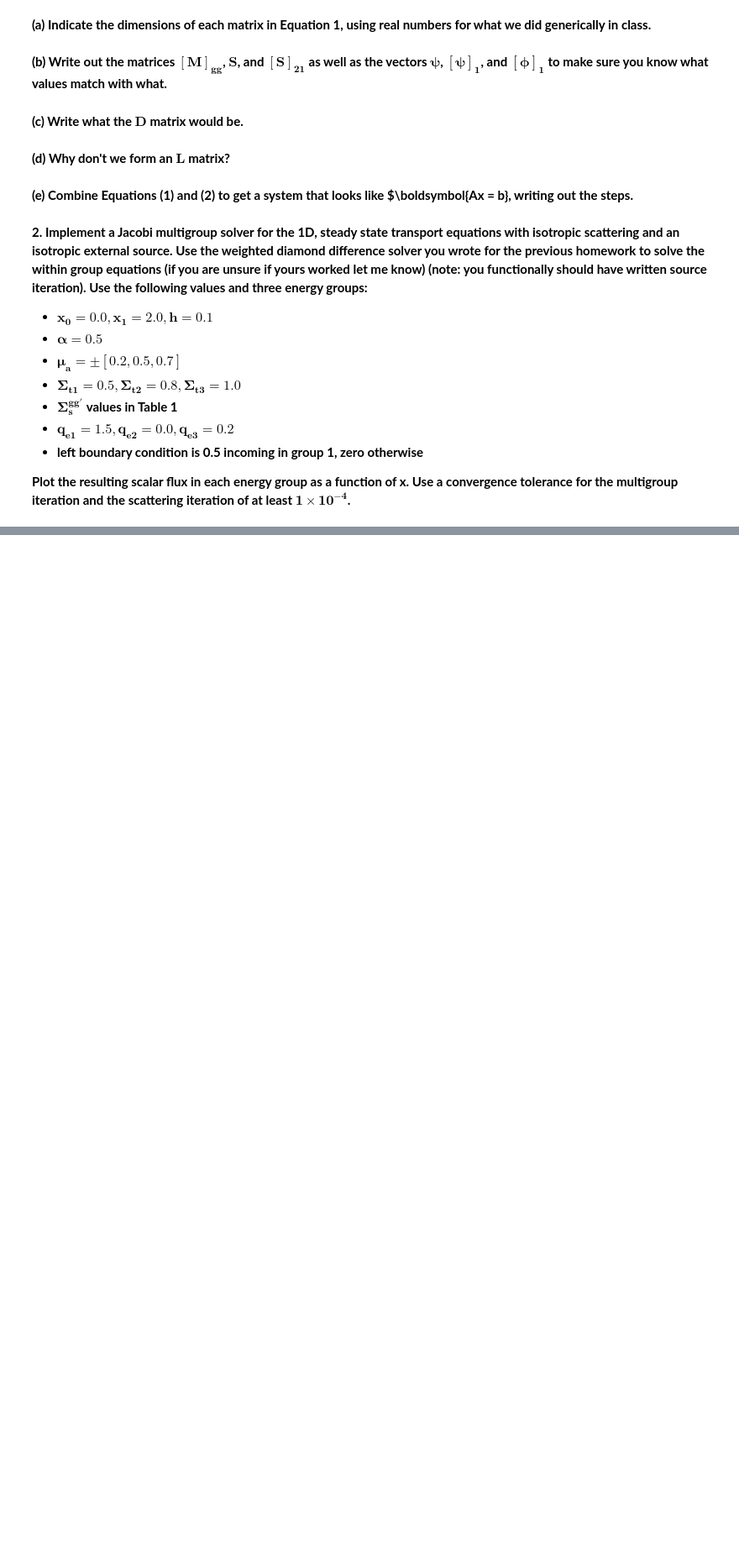
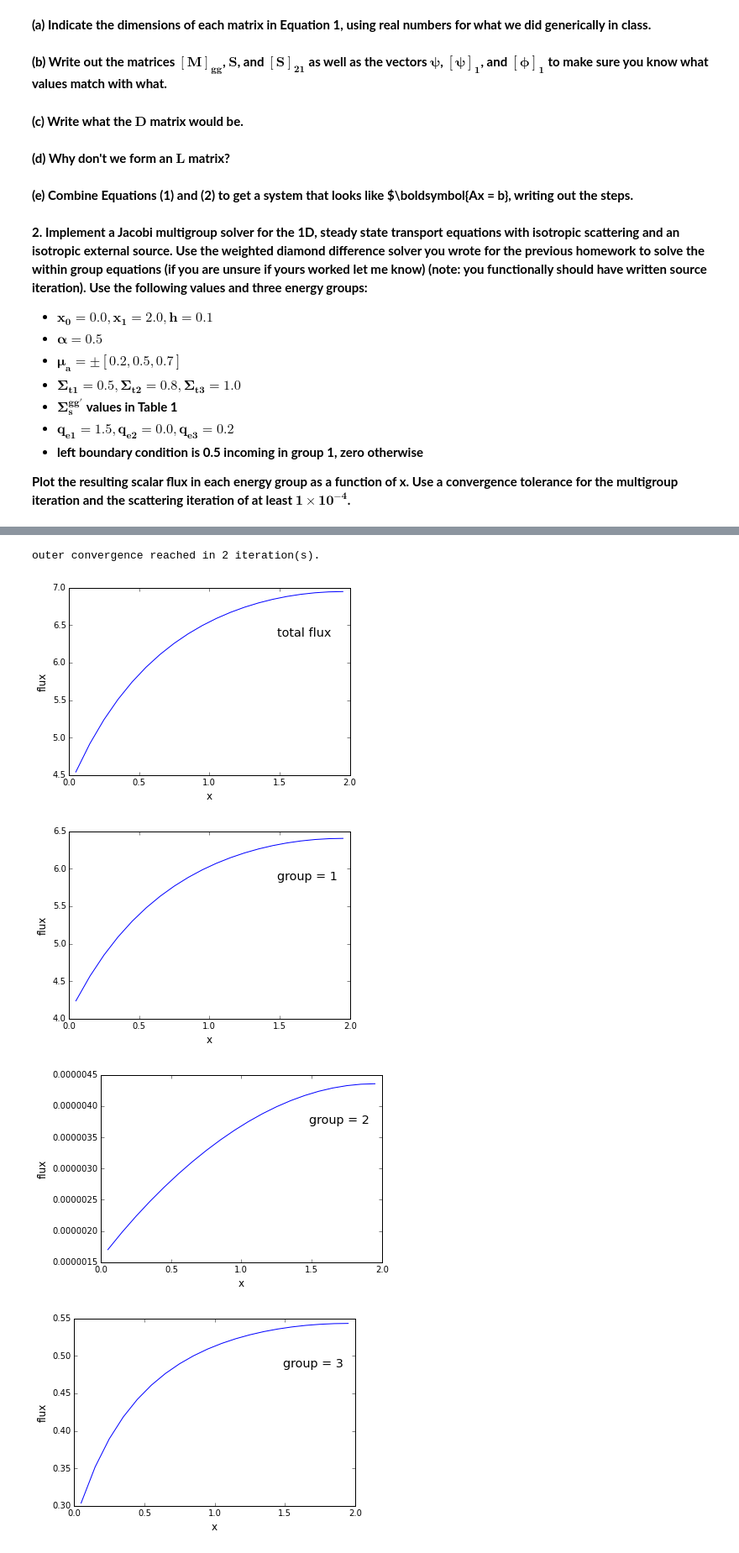
Before and after one commit to MilosAtz/NE255, a Jupyter notebook: Homework 5/NE255 Homework 5.ipynb, the cells around one changed output, grey strips where cells are left out. Shown at 84% size. Cells and saved outputs as stored; diff of their text form; code cells hidden in the pictures; blank space fills up the shorter version.

```diff
--- a/Homework 5/NE255 Homework 5.ipynb
+++ b/Homework 5/NE255 Homework 5.ipynb
@@ -41,0 +105,21 @@ $$
+# %%
+def quad_int(fluxes, wts):
+    # returns sum_a=1^N(psi_a*w_a)
+    for i in range(0, len(fluxes)):
+        fluxes[i]=wts[i]*fluxes[i]
+    return(np.sum(fluxes, axis=0))
+# %%
+def guess_s_source(sigma_s, muVector, mgflux, egroup):
+    ######################################################################################
+    # returns a guess scattering source in each mesh cell for the input energy group
+    ######################################################################################
+    # select xs and source based on energy group of interest
+    sigma_s = sigma_s[egroup,:]
+    num_e_grps=len(sigma_s)
+    #------------------------------------------------------------------------------------#
+    s_source = [0]*num_e_grps
+    # calculate source contribution from each energy group
+    for i in range(0, num_e_grps):
+        s_source[i] = sigma_s[i]/2.0*mgflux[i]
+    # to account for scattering contributions from all energies, just sum in each cell
+    return(np.sum(s_source, axis=0))
@@ -41,0 +253,29 @@ $$
+# %%
+# initialize values
+alpha = 0.5
+xmin, xmax, h = 0.0, 2.0, 0.1
+muVals = np.array([0.2, 0.5, 0.7]) # plus/minus is implied
+sigma_t = np.array([0.5, 0.8, 1.0])
+sigma_s = np.array([[0.1, 0.0, 0.0],[0.3, 0.1, 0.1], [0.1, 0.3, 0.3]])
+qe = np.array([1.5, 0.0, 0.2])
+# %%
+pts, flux = outer_group_jacobi(xmin, xmax, h, alpha, sigma_t, sigma_s, muVals, qe)
+# %% [output]
+outer convergence reached in 2 iteration(s).
+# %%
+plt.figure()
+plt.plot(pts, np.sum(flux.values(), axis=0))
+plt.xlabel('x', size = 'large')
+plt.ylabel('flux', size = 'large')
+plt.figtext(0.7, 0.7, 'total flux', size = 'x-large')
+for i in range(0, len(sigma_t)):
+    plt.figure()
+    plt.plot(pts, flux[i])
+    plt.xlabel('x', size = 'large')
+    plt.ylabel('flux', size = 'large')
+    plt.figtext(0.7, 0.7, 'group = '+str(i+1), size = 'x-large')
+# %% [output]
+[figure, added]
+[figure, added]
+[figure, added]
+[figure, added]
```
Also changed, not shown: parts of 6 cells of this notebook.
